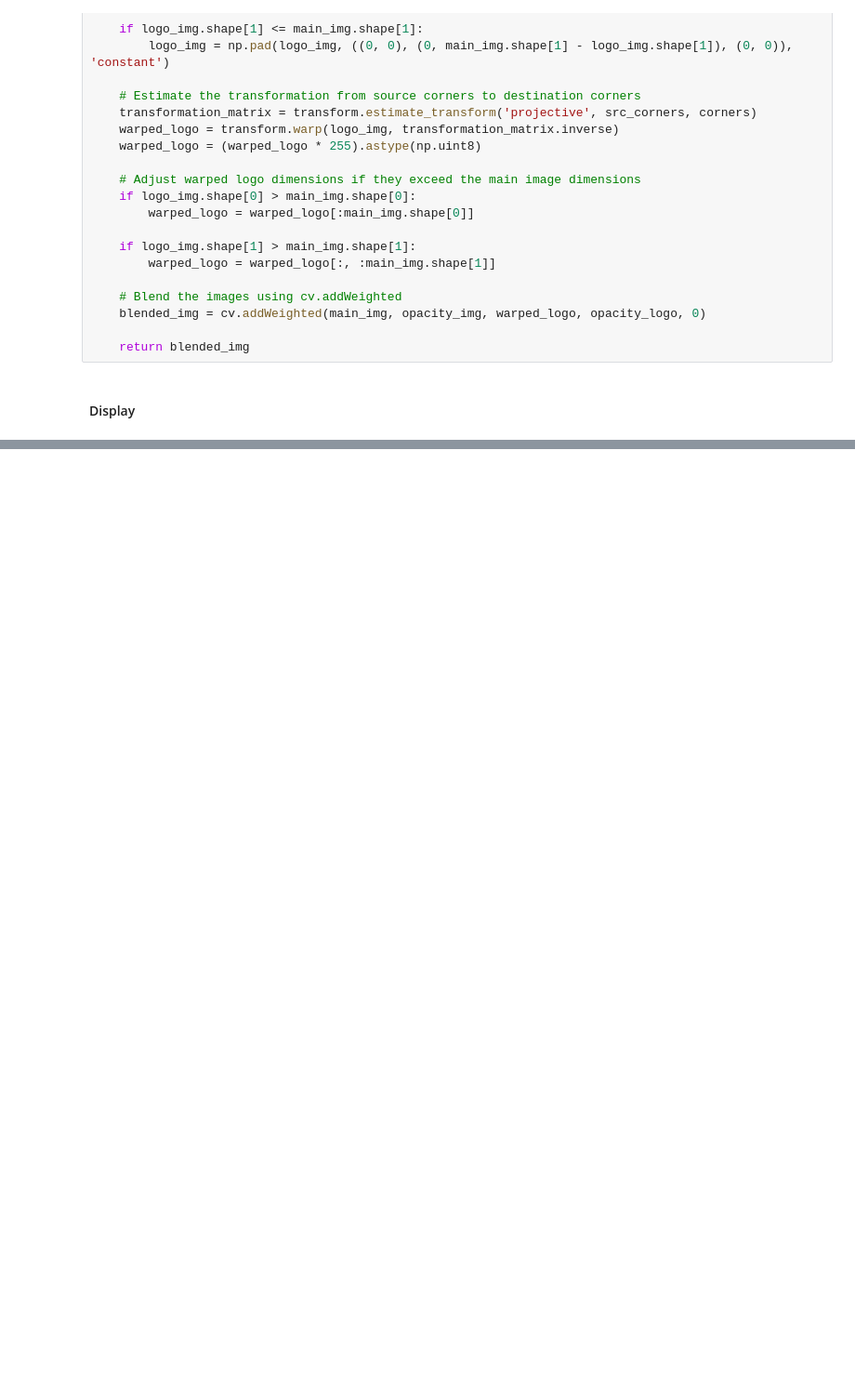
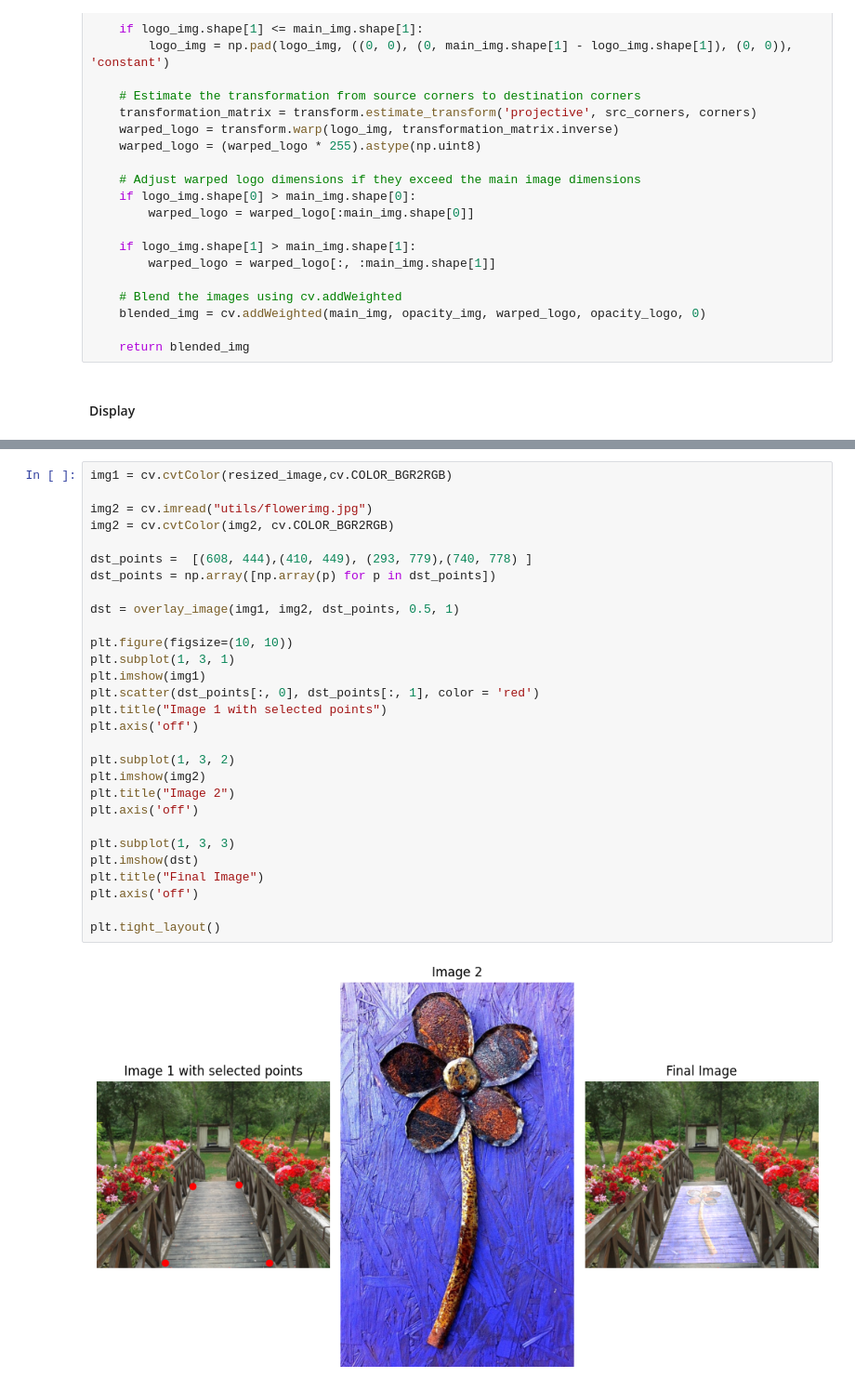
Before and after one commit to SamudraUduwaka/Fitting-and-Alignment, a Jupyter notebook: Question3.ipynb, the cells around one changed output, grey strips where cells are left out. Shown at 93% size. Drawn from its saved outputs; the diff is of its cells as text; blank space fills up the shorter version.

```diff
--- a/Question3.ipynb
+++ b/Question3.ipynb
@@ -120,0 +178,31 @@ plt.tight_layout()
+# %%
+img1 = cv.cvtColor(resized_image,cv.COLOR_BGR2RGB)
+
+img2 = cv.imread("utils/flowerimg.jpg")
+img2 = cv.cvtColor(img2, cv.COLOR_BGR2RGB)
+
+dst_points =  [(608, 444),(410, 449), (293, 779),(740, 778) ]
+dst_points = np.array([np.array(p) for p in dst_points])
+
+dst = overlay_image(img1, img2, dst_points, 0.5, 1)
+
+plt.figure(figsize=(10, 10))
+plt.subplot(1, 3, 1)
+plt.imshow(img1)
+plt.scatter(dst_points[:, 0], dst_points[:, 1], color = 'red')
+plt.title("Image 1 with selected points")
+plt.axis('off')
+
+plt.subplot(1, 3, 2)
+plt.imshow(img2)
+plt.title("Image 2")
+plt.axis('off')
+
+plt.subplot(1, 3, 3)
+plt.imshow(dst)
+plt.title("Final Image")
+plt.axis('off')
+
+plt.tight_layout()
+# %% [output]
+[figure, added]
```
Also changed, not shown: parts of 6 cells of this notebook, 1 other file.
